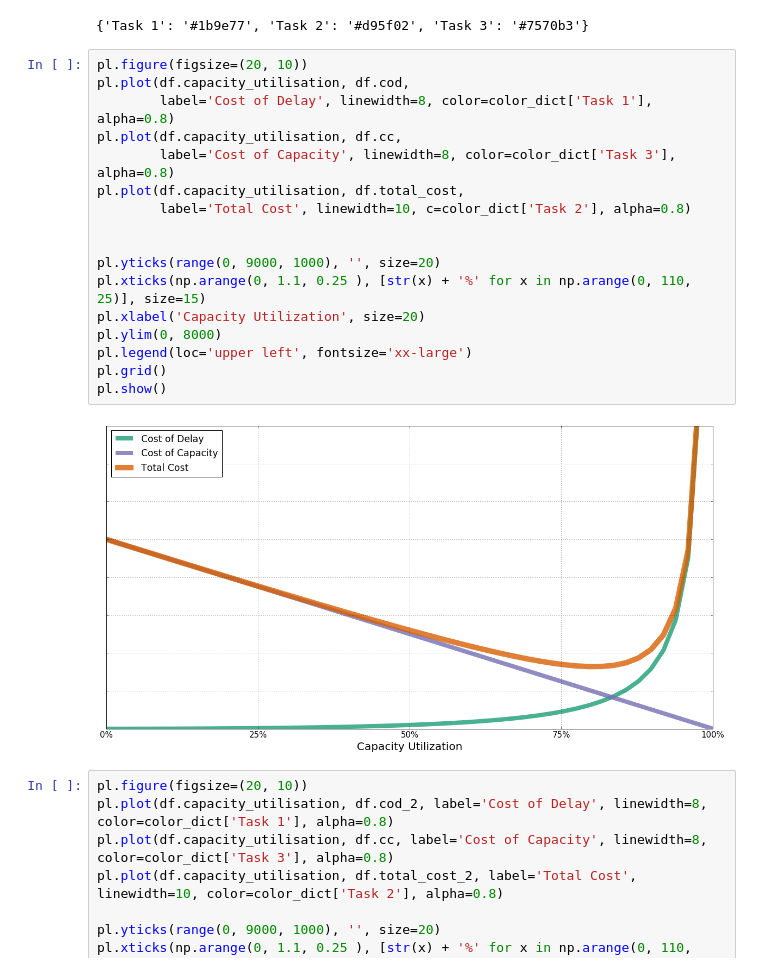
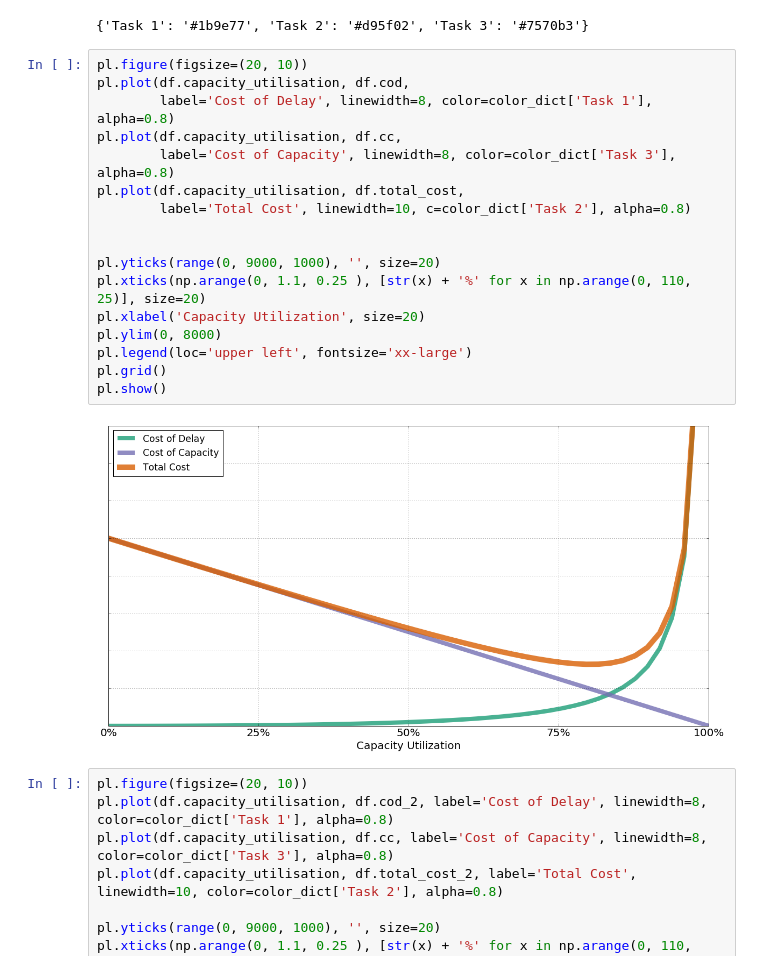
Before and after one commit to lonelypeanut/dataviz, a Jupyter notebook: tom_talk/Tom workflow talk.ipynb, the cells around one changed output. Cells and saved outputs as stored; diff of their text form.

```diff
--- a/tom_talk/Tom workflow talk.ipynb
+++ b/tom_talk/Tom workflow talk.ipynb
@@ -166,22 +166,22 @@ color_dict
 # %%
 pl.figure(figsize=(20, 10))
 pl.plot(df.capacity_utilisation, df.cod,
         label='Cost of Delay', linewidth=8, color=color_dict['Task 1'], alpha=0.8)
 pl.plot(df.capacity_utilisation, df.cc,
         label='Cost of Capacity', linewidth=8, color=color_dict['Task 3'], alpha=0.8)
 pl.plot(df.capacity_utilisation, df.total_cost,
         label='Total Cost', linewidth=10, c=color_dict['Task 2'], alpha=0.8)
 
 
 pl.yticks(range(0, 9000, 1000), '', size=20)
-pl.xticks(np.arange(0, 1.1, 0.25 ), [str(x) + '%' for x in np.arange(0, 110, 25)], size=15)
+pl.xticks(np.arange(0, 1.1, 0.25 ), [str(x) + '%' for x in np.arange(0, 110, 25)], size=20)
 pl.xlabel('Capacity Utilization', size=20)
 pl.ylim(0, 8000)
 pl.legend(loc='upper left', fontsize='xx-large')
 pl.grid()
 pl.show()
 # %% [output]
-[figure, old version]
+[figure, new version]
 # %%
 pl.figure(figsize=(20, 10))
 pl.plot(df.capacity_utilisation, df.cod_2, label='Cost of Delay', linewidth=8, color=color_dict['Task 1'], alpha=0.8)
```
Also changed, not shown: parts of 3 cells of this notebook.
